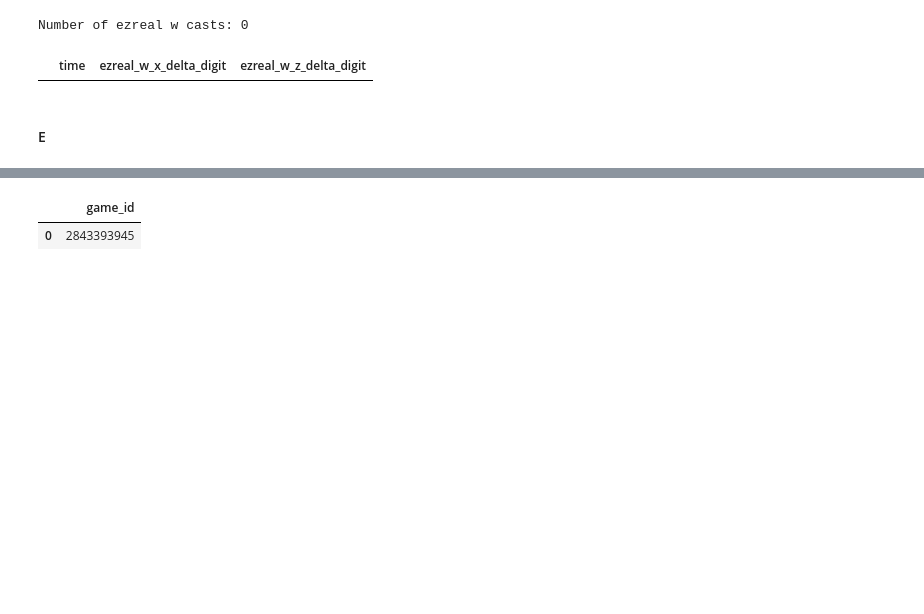
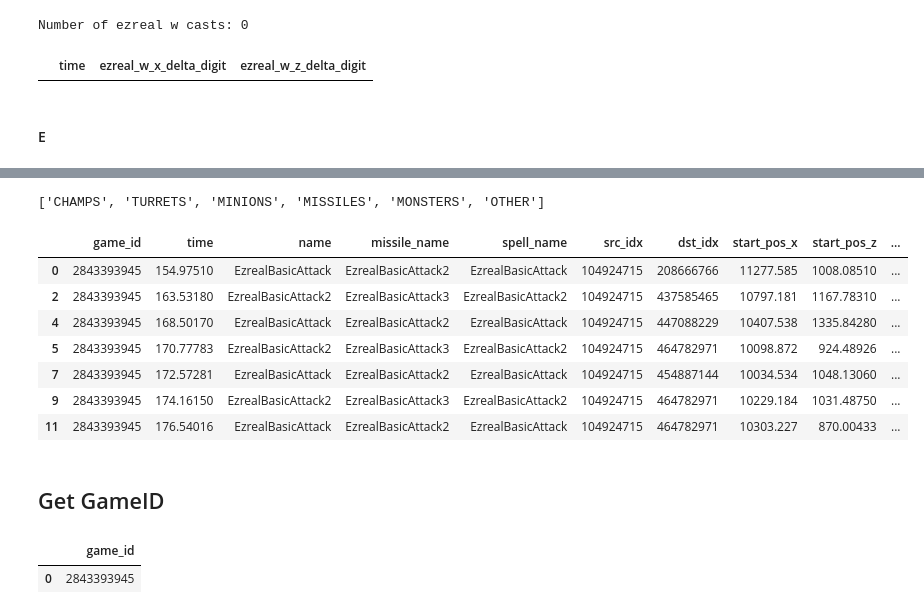
Before and after one commit to MiscellaneousStuff/tlol-analysis, a Jupyter notebook: obs_act_spec_clean.ipynb, the cells around one changed output, grey strips where cells are left out. Drawn from its saved outputs; the diff is of its cells as text; code cells hidden in the pictures; blank space fills up the shorter version.

Commit message:
Components of auto attack idenfitication complete

```diff
--- a/obs_act_spec_clean.ipynb
+++ b/obs_act_spec_clean.ipynb
@@ -422,0 +473,37 @@ Name: e_cd, Length: 574, dtype: bool
+# %%
+"""
+Determine auto attack target:
+1. [x] Get all auto attack missile end positions
+2. [x] Get all game object positions
+3. [x] Match missile end locations with game object positions (within a tolerance)
+4. [ ] Get IDX of target type
+"""
+
+# 1. Get all auto attack missile end positions
+auto_attacks_df = pd.read_sql("SELECT * FROM missiles WHERE spell_name LIKE 'EzrealBasicAttack%';", con)
+auto_attacks_df = auto_attacks_df.drop_duplicates(subset=["start_pos_x", "start_pos_z"])
+auto_attacks_df
+
+# 2. Get all game object positions
+champ_pos_df    = df_s["champs"].drop_duplicates(subset=["pos_x", "pos_z"])
+turrets_pos_df  = df_s["turrets"].drop_duplicates(subset=["pos_x", "pos_z"])
+monsters_pos_df = df_s["monsters"].drop_duplicates(subset=["pos_x", "pos_z"])
+minions_pos_df  = df_s["minions"].drop_duplicates(subset=["pos_x", "pos_z"])
+
+# 3. Match missile end locations with game object positions (within a tolerance)
+def find_aa_target(row):
+    target_x, target_z = row["pos_x"], row["pos_z"]
+    # For each champ pos, check against missile positions
+    for _, aa in auto_attacks_df.iterrows():
+        end_pos_x, end_pos_z = aa["end_pos_x"], aa["end_pos_z"]
+        if target_x == end_pos_x and target_z == end_pos_z:
+            return True
+    return False
+
+champ_found_aa    = champ_pos_df.apply(lambda r: find_aa_target(r), axis=1)
+turrets_found_aa  = turrets_pos_df.apply(lambda r: find_aa_target(r), axis=1)
+monsters_found_aa = monsters_pos_df.apply(lambda r: find_aa_target(r), axis=1)
+minions_found_aa  = minions_pos_df.apply(lambda r: find_aa_target(r), axis=1)
+
+print(auto_attacks_df.shape)
+champ_found_aa.sum(), turrets_found_aa.sum(), monsters_found_aa.sum(), minions_found_aa.sum()
@@ -423 +528,18 @@ Name: e_cd, Length: 574, dtype: bool
+# %%
+AUTO_ATTACK_TARGETS
+# %% [output]
+['CHAMPS', 'TURRETS', 'MINIONS', 'MISSILES', 'MONSTERS', 'OTHER']
+# %%
+auto_attacks_df
+# %% [output]
+|  | game_id | time | name | missile_name | spell_name | src_idx | dst_idx | start_pos_x | start_pos_z | ... |
+| 0 | 2843393945 | 154.97510 | EzrealBasicAttack | EzrealBasicAttack2 | EzrealBasicAttack | 104924715 | 208666766 | 11277.585 | 1008.08510 | ... |
+| 2 | 2843393945 | 163.53180 | EzrealBasicAttack2 | EzrealBasicAttack3 | EzrealBasicAttack2 | 104924715 | 437585465 | 10797.181 | 1167.78310 | ... |
+| 4 | 2843393945 | 168.50170 | EzrealBasicAttack | EzrealBasicAttack2 | EzrealBasicAttack | 104924715 | 447088229 | 10407.538 | 1335.84280 | ... |
+| 5 | 2843393945 | 170.77783 | EzrealBasicAttack2 | EzrealBasicAttack3 | EzrealBasicAttack2 | 104924715 | 464782971 | 10098.872 | 924.48926 | ... |
+| 7 | 2843393945 | 172.57281 | EzrealBasicAttack | EzrealBasicAttack2 | EzrealBasicAttack | 104924715 | 454887144 | 10034.534 | 1048.13060 | ... |
+| 9 | 2843393945 | 174.16150 | EzrealBasicAttack2 | EzrealBasicAttack3 | EzrealBasicAttack2 | 104924715 | 464782971 | 10229.184 | 1031.48750 | ... |
+| 11 | 2843393945 | 176.54016 | EzrealBasicAttack | EzrealBasicAttack2 | EzrealBasicAttack | 104924715 | 464782971 | 10303.227 | 870.00433 | ... |
+# %% [markdown]
+## Get GameID
 # %%
```
Also changed, not shown: parts of 18 cells of this notebook.
